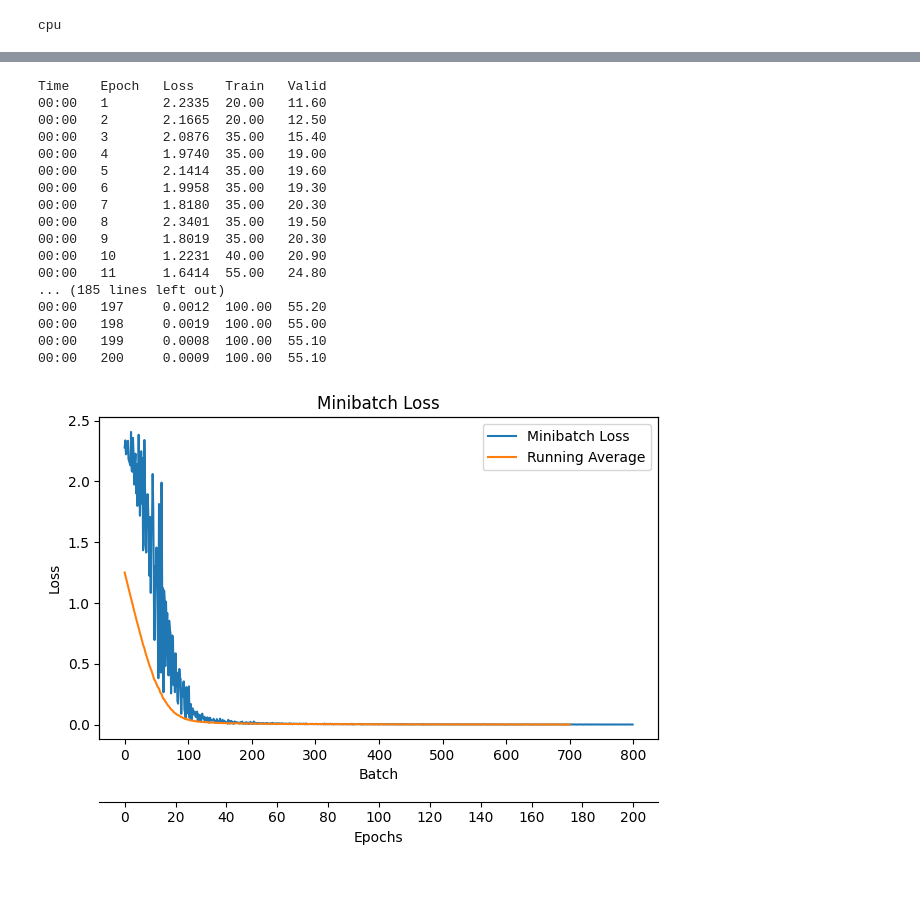
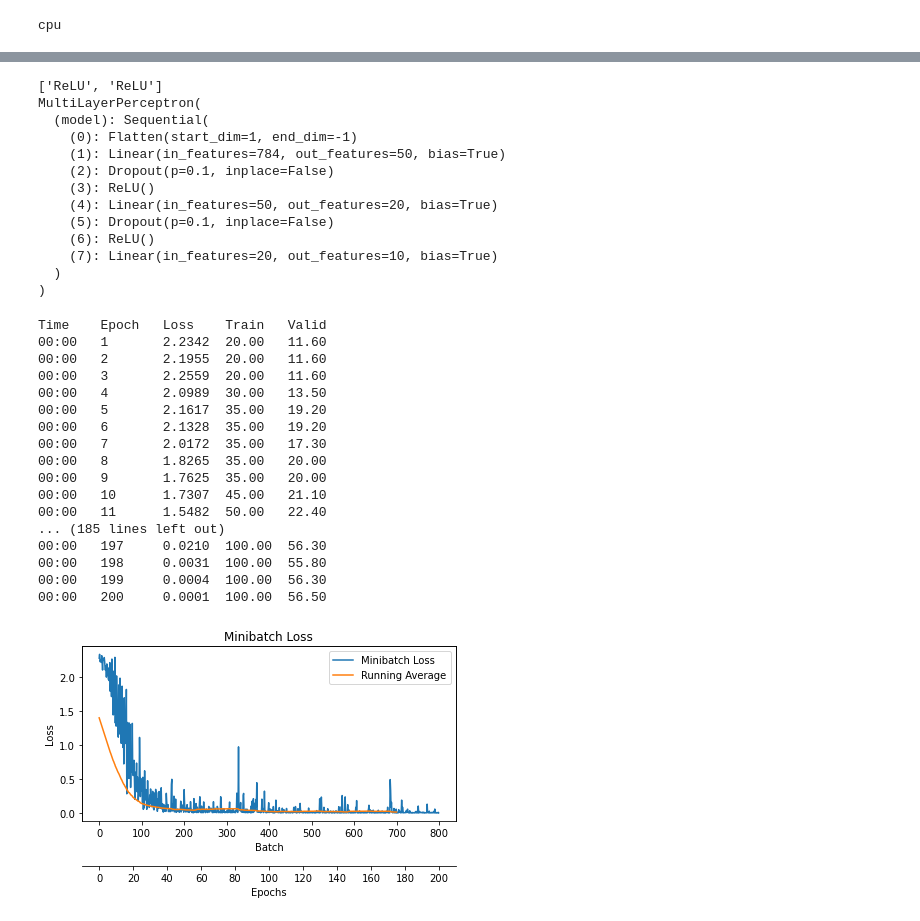
Before and after one commit to CodingPenguin1/slater-dl-wrapper, a Jupyter notebook: test.ipynb, the cells around one changed output, grey strips where cells are left out. Drawn from its saved outputs; the diff is of its cells as text; code cells hidden in the pictures; blank space fills up the shorter version.

Commit message:
Added dropout to MLP

```diff
--- a/test.ipynb
+++ b/test.ipynb
@@ -51,32 +31,53 @@ Valid: 1000
+# %%
+torch.manual_seed(RANDOM_SEED)
+model = MultiLayerPerceptron(num_features=28**2,
+                             num_classes=10,
+                             hidden_sizes=[50, 20],
+                            #  activations='ReLU',
+                             dropout_probs=[0.1],
+                             flatten=True)
+
+print(model)
+# %% [output]
+['ReLU', 'ReLU']
+MultiLayerPerceptron(
+  (model): Sequential(
+    (0): Flatten(start_dim=1, end_dim=-1)
+    (1): Linear(in_features=784, out_features=50, bias=True)
+    (2): Dropout(p=0.1, inplace=False)
+    (3): ReLU()
+    (4): Linear(in_features=50, out_features=20, bias=True)
+    (5): Dropout(p=0.1, inplace=False)
+    (6): ReLU()
+    (7): Linear(in_features=20, out_features=10, bias=True)
+  )
+)
 # %%
-torch.manual_seed(RANDOM_SEED)
-model = MultiLayerPerceptron(num_features=28**2, num_classes=10, hidden_sizes=[50, 20], activations='ReLU', flatten=True)
-
 minibatch_loss_list, train_acc_list, valid_acc_list = train(model,
                                                             NUM_EPOCHS,
                                                             train_loader,
                                                             valid_loader=valid_loader,
                                                             learning_rate=0.1,
                                                             device=DEVICE)
 
 plot_training_loss(minibatch_loss_list, NUM_EPOCHS, len(train_dataset) // BATCH_SIZE, results_dir=None, averaging_iterations=100)
 plot_accuracy(train_acc_list=train_acc_list, valid_acc_list=valid_acc_list, results_dir=None)
 # %% [output]
 Time    Epoch   Loss    Train   Valid
-00:00   1       2.2335  20.00   11.60
-00:00   2       2.1665  20.00   12.50
-00:00   3       2.0876  35.00   15.40
-00:00   4       1.9740  35.00   19.00
-00:00   5       2.1414  35.00   19.60
-00:00   6       1.9958  35.00   19.30
-00:00   7       1.8180  35.00   20.30
-00:00   8       2.3401  35.00   19.50
-00:00   9       1.8019  35.00   20.30
-00:00   10      1.2231  40.00   20.90
-00:00   11      1.6414  55.00   24.80
+00:00   1       2.2342  20.00   11.60
+00:00   2       2.1955  20.00   11.60
+00:00   3       2.2559  20.00   11.60
+00:00   4       2.0989  30.00   13.50
+00:00   5       2.1617  35.00   19.20
+00:00   6       2.1328  35.00   19.20
+00:00   7       2.0172  35.00   17.30
+00:00   8       1.8265  35.00   20.00
+00:00   9       1.7625  35.00   20.00
+00:00   10      1.7307  45.00   21.10
+00:00   11      1.5482  50.00   22.40
 ... (185 lines left out)
-00:00   197     0.0012  100.00  55.20
-00:00   198     0.0019  100.00  55.00
-00:00   199     0.0008  100.00  55.10
-00:00   200     0.0009  100.00  55.10
+00:00   197     0.0210  100.00  56.30
+00:00   198     0.0031  100.00  55.80
+00:00   199     0.0004  100.00  56.30
+00:00   200     0.0001  100.00  56.50
-[figure, old version]
+[figure, new version]
```
Also changed, not shown: parts of 2 cells of this notebook, 7 other files.
